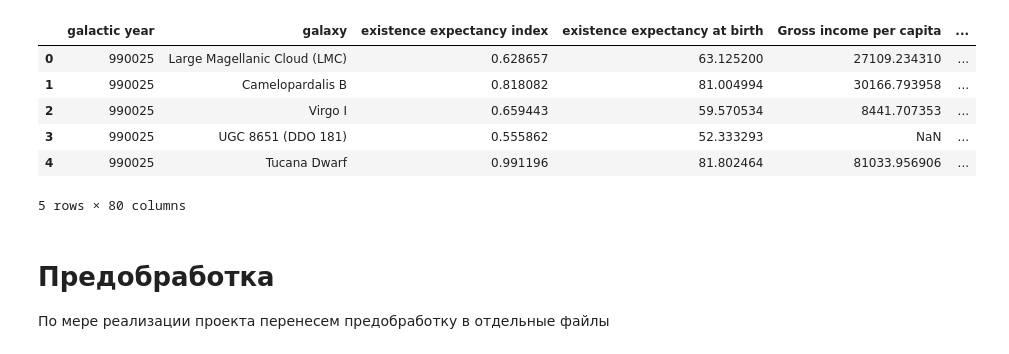
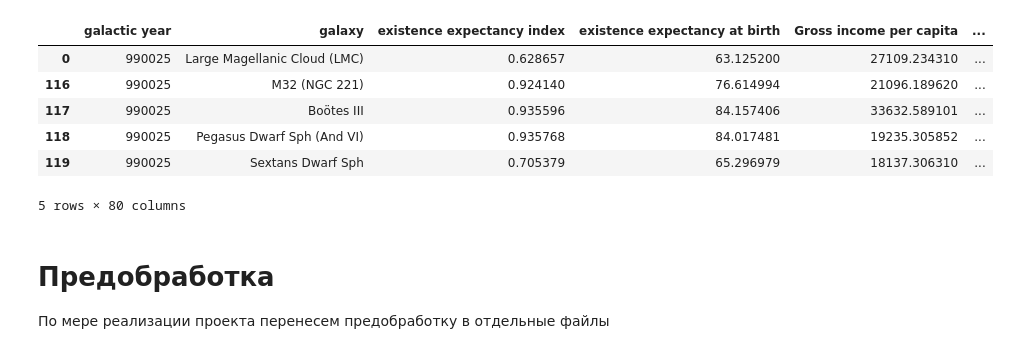
Before and after one commit to KirillRuSS/ProHack, a Jupyter notebook: DataExploration.ipynb, the cells around one changed output. Saved outputs shown, nothing was run; the diff lists cells and outputs as text; code cells hidden in the pictures.

```diff
--- a/DataExploration.ipynb
+++ b/DataExploration.ipynb
@@ -4,14 +5,16 @@ import pandas as pd
 import matplotlib.pyplot as plt
 # %%
-df = pd.read_csv('data/train_to_download_final_1.csv')
+df = pd.concat([pd.read_csv('data/train_to_download_final_1.csv'),
+                pd.read_csv('data/test_to_download_final_1.csv')], sort=False)
+df = df.sort_values(by=['galactic year'])
 df.head()
 # %% [output]
 |  | galactic year | galaxy | existence expectancy index | existence expectancy at birth | Gross income per capita | ... |
 | 0 | 990025 | Large Magellanic Cloud (LMC) | 0.628657 | 63.125200 | 27109.234310 | ... |
-| 1 | 990025 | Camelopardalis B | 0.818082 | 81.004994 | 30166.793958 | ... |
-| 2 | 990025 | Virgo I | 0.659443 | 59.570534 | 8441.707353 | ... |
-| 3 | 990025 | UGC 8651 (DDO 181) | 0.555862 | 52.333293 | NaN | ... |
-| 4 | 990025 | Tucana Dwarf | 0.991196 | 81.802464 | 81033.956906 | ... |
+| 116 | 990025 | M32 (NGC 221) | 0.924140 | 76.614994 | 21096.189620 | ... |
+| 117 | 990025 | Boötes III | 0.935596 | 84.157406 | 33632.589101 | ... |
+| 118 | 990025 | Pegasus Dwarf Sph (And VI) | 0.935768 | 84.017481 | 19235.305852 | ... |
+| 119 | 990025 | Sextans Dwarf Sph | 0.705379 | 65.296979 | 18137.306310 | ... |
 5 rows × 80 columns
 # %% [markdown]
 # Предобработка
```
Also changed, not shown: parts of 17 cells of this notebook.
